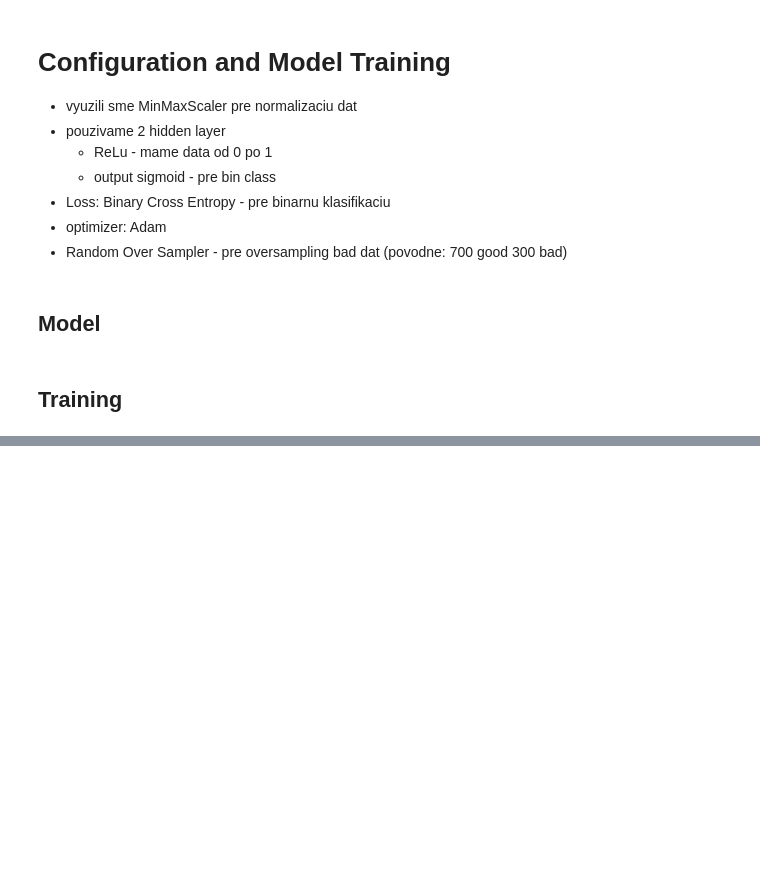
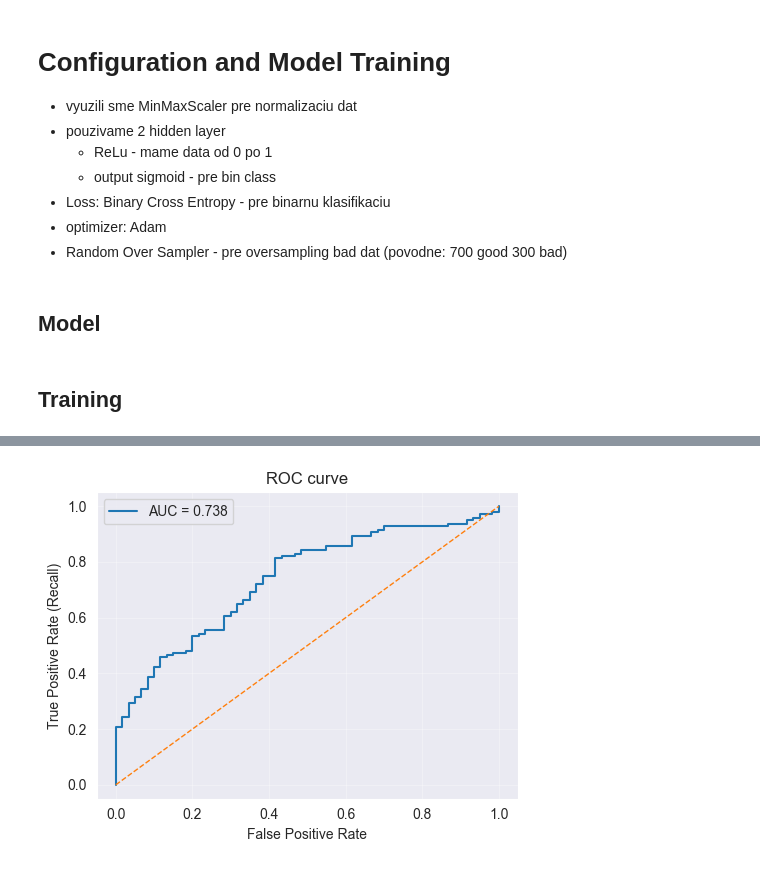
Before and after one commit to waspiix/ZNEUS_team_Stefanec-Horan, a Jupyter notebook: index.ipynb, the cells around one changed output, grey strips where cells are left out. Drawn from its saved outputs; the diff is of its cells as text; code cells hidden in the pictures; blank space fills up the shorter version.

```diff
--- a/index.ipynb
+++ b/index.ipynb
@@ -1143,0 +1126,13 @@ Epoch 150 | train_loss=0.3295 | val_loss=0.6286
+# %%
+fpr, tpr, roc_th = roc_curve(y_true, y_prob)
+auc_val = roc_auc_score(y_true, y_prob)
+
+plt.figure(figsize=(5,4))
+plt.plot(fpr, tpr, label=f"AUC = {auc_val:.3f}")
+plt.plot([0,1],[0,1],'--',linewidth=1)
+plt.xlabel("False Positive Rate")
+plt.ylabel("True Positive Rate (Recall)")
+plt.title("ROC curve")
+plt.legend(); plt.grid(alpha=0.3); plt.tight_layout(); plt.show()
+# %% [output]
+[figure, added]
```
Also changed, not shown: parts of 21 cells of this notebook.
